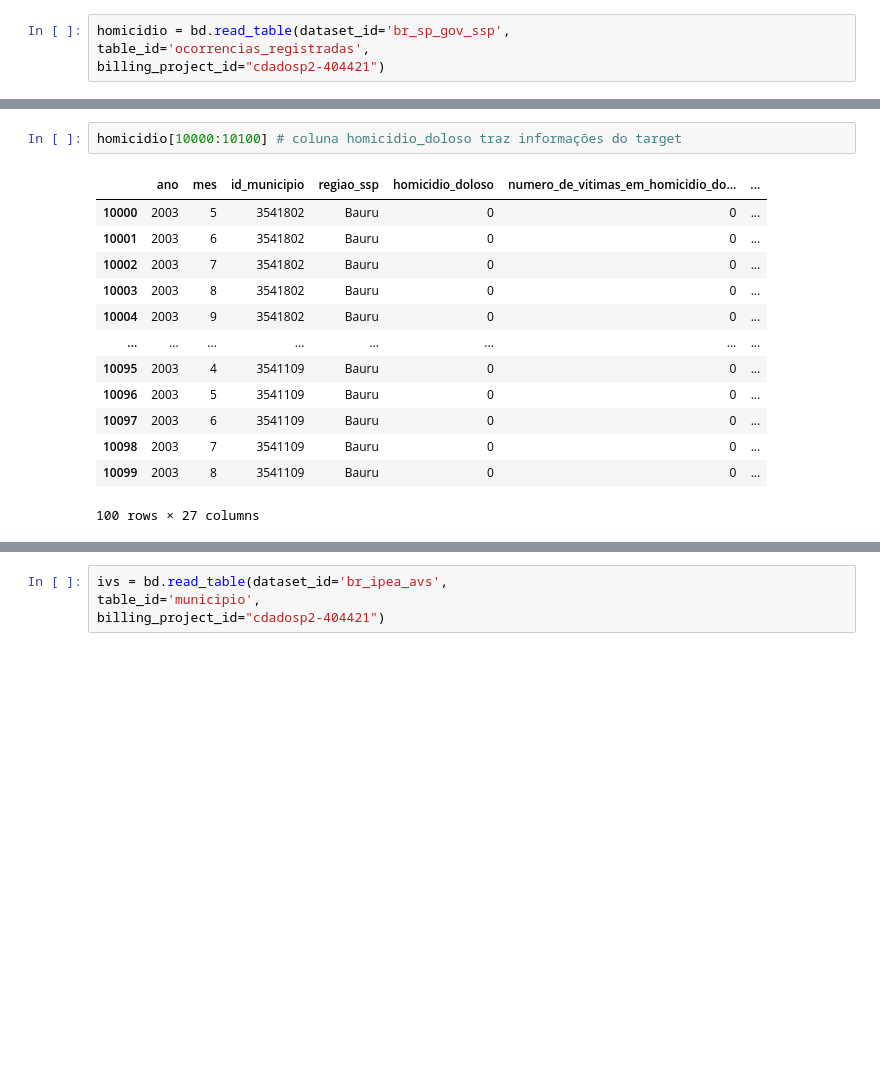
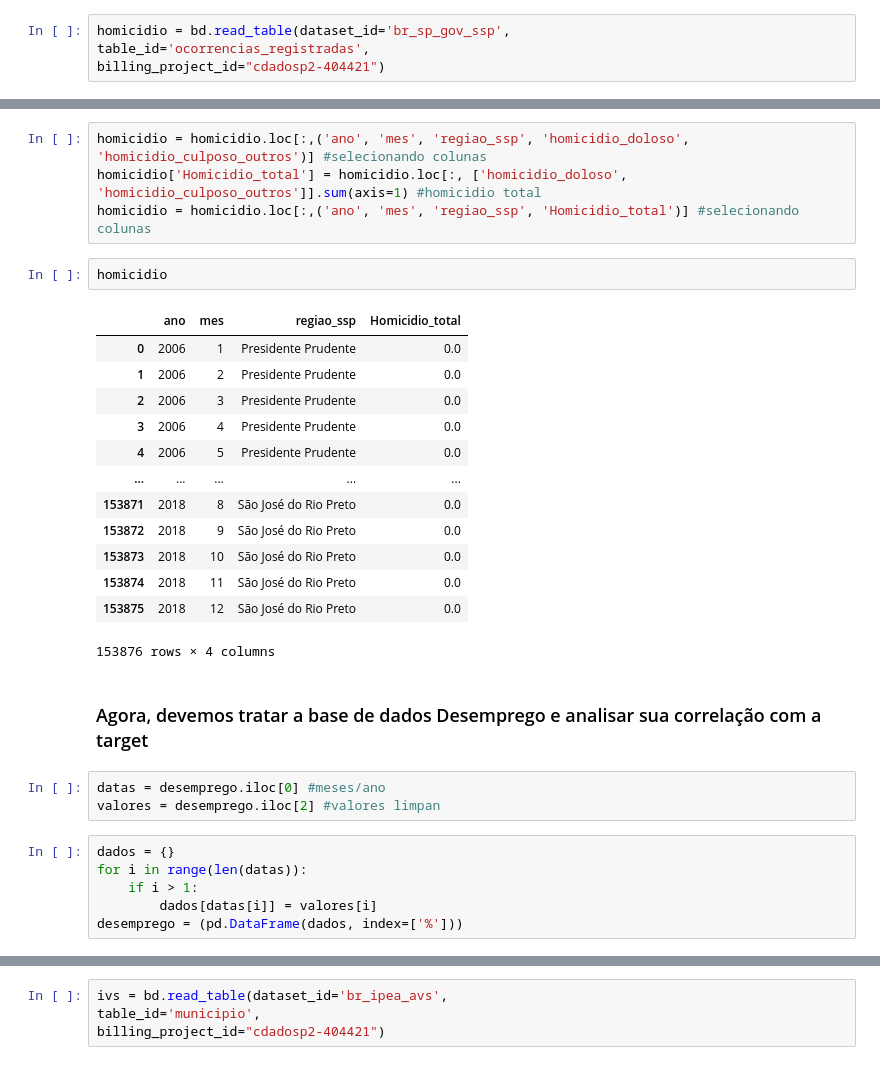
Before and after one commit to felipebns/P2_Cdados, a Jupyter notebook: p2_cdados.ipynb, the cells around one changed output, grey strips where cells are left out. Saved outputs shown, nothing was run; the diff lists cells and outputs as text; blank space fills up the shorter version.

```diff
--- a/p2_cdados.ipynb
+++ b/p2_cdados.ipynb
@@ -118,17 +122,32 @@ homicidio
 153876 rows × 27 columns
-# %%
-homicidio[10000:10100] # coluna homicidio_doloso traz informações do target
-# %% [output]
-|  | ano | mes | id_municipio | regiao_ssp | homicidio_doloso | numero_de_vitimas_em_homicidio_do... | ... |
-| 10000 | 2003 | 5 | 3541802 | Bauru | 0 | 0 | ... |
-| 10001 | 2003 | 6 | 3541802 | Bauru | 0 | 0 | ... |
-| 10002 | 2003 | 7 | 3541802 | Bauru | 0 | 0 | ... |
-| 10003 | 2003 | 8 | 3541802 | Bauru | 0 | 0 | ... |
-| 10004 | 2003 | 9 | 3541802 | Bauru | 0 | 0 | ... |
-| ... | ... | ... | ... | ... | ... | ... | ... |
-| 10095 | 2003 | 4 | 3541109 | Bauru | 0 | 0 | ... |
-| 10096 | 2003 | 5 | 3541109 | Bauru | 0 | 0 | ... |
-| 10097 | 2003 | 6 | 3541109 | Bauru | 0 | 0 | ... |
-| 10098 | 2003 | 7 | 3541109 | Bauru | 0 | 0 | ... |
-| 10099 | 2003 | 8 | 3541109 | Bauru | 0 | 0 | ... |
-100 rows × 27 columns
+# %%
+homicidio = homicidio.loc[:,('ano', 'mes', 'regiao_ssp', 'homicidio_doloso', 'homicidio_culposo_outros')] #selecionando colunas
+homicidio['Homicidio_total'] = homicidio.loc[:, ['homicidio_doloso', 'homicidio_culposo_outros']].sum(axis=1) #homicidio total
+homicidio = homicidio.loc[:,('ano', 'mes', 'regiao_ssp', 'Homicidio_total')] #selecionando colunas
+# %%
+homicidio
+# %% [output]
+|  | ano | mes | regiao_ssp | Homicidio_total |
+| 0 | 2006 | 1 | Presidente Prudente | 0.0 |
+| 1 | 2006 | 2 | Presidente Prudente | 0.0 |
+| 2 | 2006 | 3 | Presidente Prudente | 0.0 |
+| 3 | 2006 | 4 | Presidente Prudente | 0.0 |
+| 4 | 2006 | 5 | Presidente Prudente | 0.0 |
+| ... | ... | ... | ... | ... |
+| 153871 | 2018 | 8 | São José do Rio Preto | 0.0 |
+| 153872 | 2018 | 9 | São José do Rio Preto | 0.0 |
+| 153873 | 2018 | 10 | São José do Rio Preto | 0.0 |
+| 153874 | 2018 | 11 | São José do Rio Preto | 0.0 |
+| 153875 | 2018 | 12 | São José do Rio Preto | 0.0 |
+153876 rows × 4 columns
+# %% [markdown]
+### Agora, devemos tratar a base de dados Desemprego e analisar sua correlação com a target
+# %%
+datas = desemprego.iloc[0] #meses/ano
+valores = desemprego.iloc[2] #valores limpan
+# %%
+dados = {}
+for i in range(len(datas)):
+    if i > 1:
+        dados[datas[i]] = valores[i]
+desemprego = (pd.DataFrame(dados, index=['%']))
```
Also changed, not shown: parts of 14 cells of this notebook.
